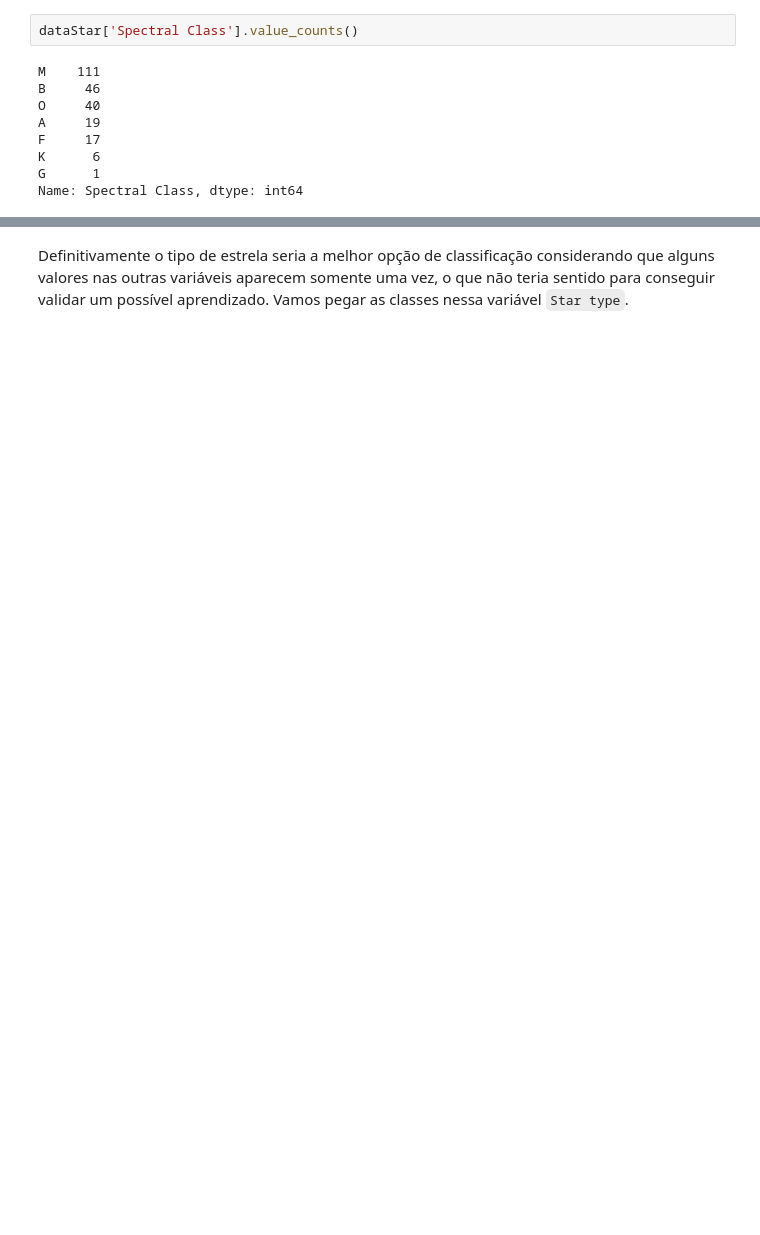
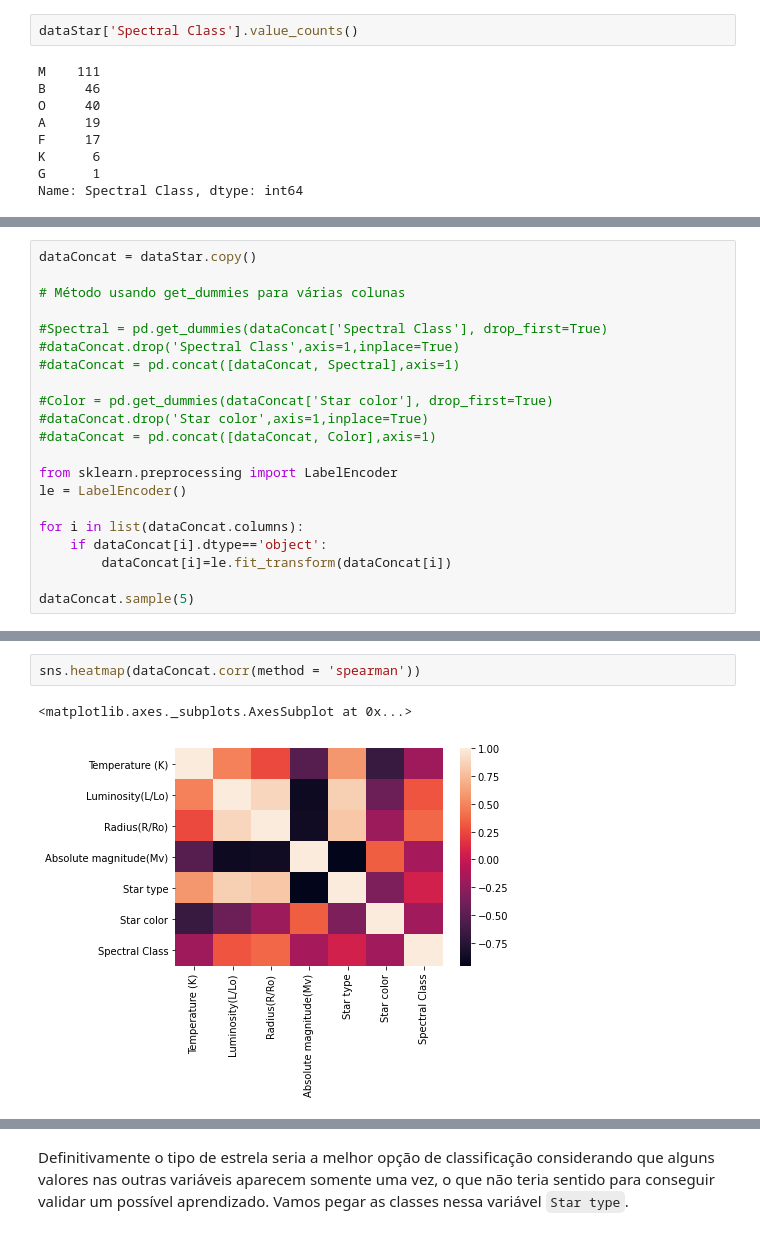
Before and after one commit to BrenoUSP/SME0828_DataScience, a Jupyter notebook: Projects/3 - Classificação/Projeto3_Classificacao_B.ipynb, the cells around one changed output, grey strips where cells are left out. Cells and saved outputs as stored; diff of their text form; blank space fills up the shorter version.

```diff
--- a/Projects/3 - Classificação/Projeto3_Classificacao_B.ipynb
+++ b/Projects/3 - Classificação/Projeto3_Classificacao_B.ipynb
@@ -148,0 +135,21 @@ Name: Spectral Class, dtype: int64
+# %%
+dataConcat = dataStar.copy()
+
+# Método usando get_dummies para várias colunas
+
+#Spectral = pd.get_dummies(dataConcat['Spectral Class'], drop_first=True)
+#dataConcat.drop('Spectral Class',axis=1,inplace=True)
+#dataConcat = pd.concat([dataConcat, Spectral],axis=1)
+
+#Color = pd.get_dummies(dataConcat['Star color'], drop_first=True)
+#dataConcat.drop('Star color',axis=1,inplace=True)
+#dataConcat = pd.concat([dataConcat, Color],axis=1)
+
+from sklearn.preprocessing import LabelEncoder
+le = LabelEncoder()
+
+for i in list(dataConcat.columns):
+    if dataConcat[i].dtype=='object':
+        dataConcat[i]=le.fit_transform(dataConcat[i])
+
+dataConcat.sample(5)
@@ -148,0 +163,5 @@ Name: Spectral Class, dtype: int64
+# %%
+sns.heatmap(dataConcat.corr(method = 'spearman'))
+# %% [output]
+<matplotlib.axes._subplots.AxesSubplot at 0x...>
+[figure, added]
```
Also changed, not shown: parts of 21 cells of this notebook.
